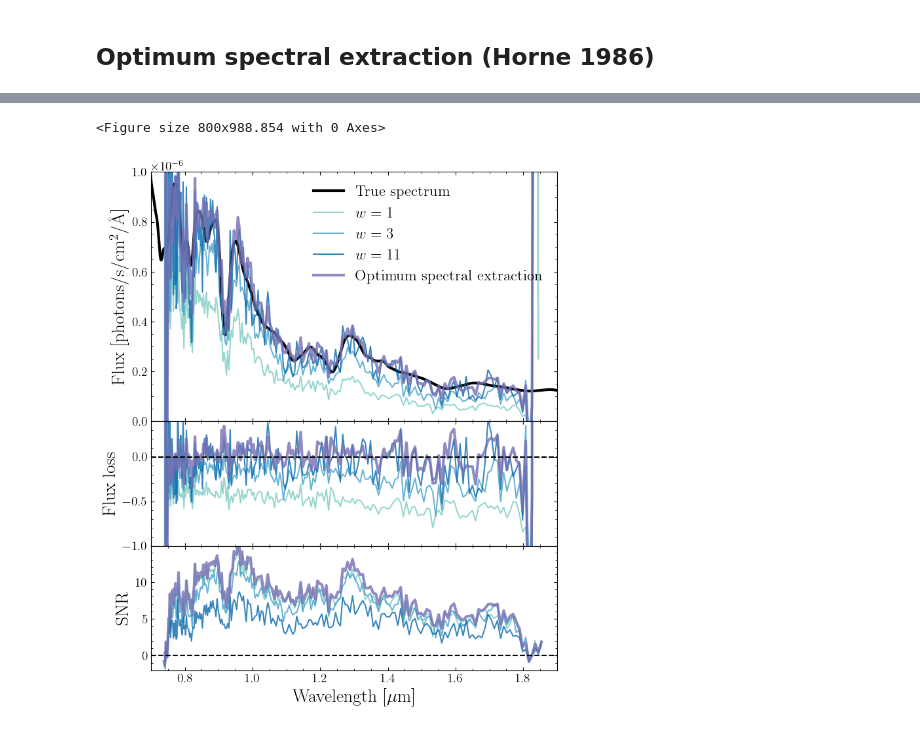
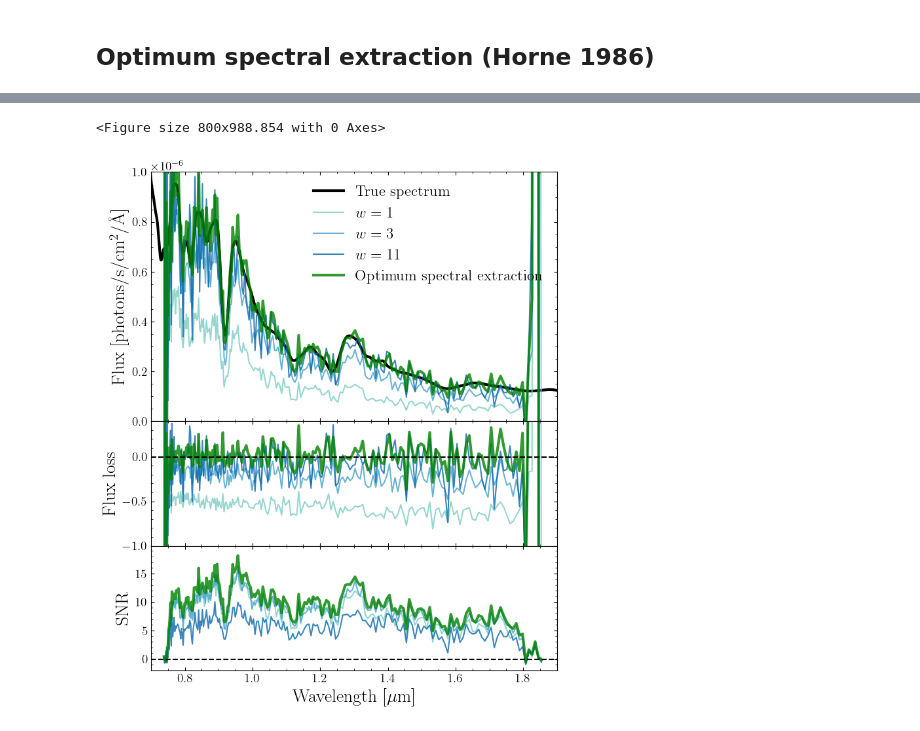
Before and after one commit to sangeetak20/RomanSpectraDataChallenge, a Jupyter notebook: 1d_spectral_extraction_using_simple_summation_and_optimum_spectral_extraction.ipynb, the cells around one changed output, grey strips where cells are left out. Cells and saved outputs as stored; diff of their text form; code cells hidden in the pictures.

```diff
--- a/1d_spectral_extraction_using_simple_summation_and_optimum_spectral_extraction.ipynb
+++ b/1d_spectral_extraction_using_simple_summation_and_optimum_spectral_extraction.ipynb
@@ -119,10 +123,10 @@ nL, nP, nQ = scene.nL, scene.nP, scene.nQ
 Now we have the scene and ready to run the simulator and generate a 2d spectrum. Let's define some observational parameters: The exposure time, the dithering, and the roll angle of the observations. Don't worry about the dither and roll angle, just set the exposure time to 30 minutes.
 # %%
 ## Some parameters of the simulator
-exposureTimeSp = 1800.0 * u.s ## Exposure time for spectroscopic observations
+exposureTimeSp = 3600.0 * u.s ## Exposure time for spectroscopic observations
 
 ## Dither pattern: shift_x, shift_y, and angle
-ditherPattern = [(0.0 * u.arcsec, 0.0 * u.arcsec, 0.0 * u.deg)]
+ditherPattern = [(0.033 * u.arcsec, 0.0 * u.arcsec, 0.0 * u.deg)]
 # %%
 ## Fire up the simulator and generate the spectrum using the parameters above
 simulator = RomanDisperserSimulator(disperser='prism', oversample=oversample)
@@ -634,7 +664,7 @@ for k, waveSlice in enumerate(waveSlices):
         ax1.set_ylabel(r'Normalized Count')
 
     if (k == int(waveSlices.size // 2)):
-        ax1.set_xlabel(r'$x - x_c$ [pix]')
+        ax1.set_xlabel(r'$x - x_0$ [pix]')
 
     ax1.xaxis.set_major_locator(ticker.MultipleLocator(dX))
     ax1.xaxis.set_minor_locator(ticker.MultipleLocator(dMX))
@@ -690,0 +752,3 @@ ax.yaxis.set_minor_locator(ticker.MultipleLocator(0.1))
+# %%
+## We call the value SHIFT_X in the header but we assign it as shiftY because now the image is transposed.
+shiftY = hduList['SCI', 1].header['shift_x'] * u.arcsecond
@@ -690,0 +757,9 @@ ax.yaxis.set_minor_locator(ticker.MultipleLocator(0.1))
+# %%
+## First we create an array to store the values of the Lorentzian HWHM as a function of the wavelength, and
+## the weight array itself.
+gammaInterp = np.zeros(wavePix.size)
+weights     = np.zeros((wavePix.size, nPP))
+
+## We also declare an empty array to store the extracted 1d spectrum and the uncertainties
+spec1d_opt_noisy  = np.empty(wavePix.size)
+spec1d_opt_stdDev = np.empty(wavePix.size)
@@ -691,6 +871,4 @@ ax.yaxis.set_minor_locator(ticker.MultipleLocator(0.1))
 # %%
-obsID = 1
-
 nRows = 3
 nCols = 1
 
@@ -714,21 +892,6 @@ plt.subplots_adjust(hspace=0.0)
 
 axes[0].plot(LAMBDA_GRID.to(u.micron), sn_flux_photlam, 'k-', label='True spectrum', linewidth=3)
 
-noisySpec = hduList['SCI', obsID].data.T
-varImage  = hduList['ERR', obsID].data.T ** 2
-shiftY    = float(hduList['SCI', obsID].header['shift_y']) * u.arcsecond
-tExp      = float(hduList['SCI', obsID].header['exptime']) * u.s
-
-nK, nM = noisySpec.shape
-
-y_c, x_c = (nK // 2), int(hduList['WAVEPIX', 1].header['W_REFPIX'])
-
-xxMin, xxMax = x_c, x_c + hduList['WAVEPIX', 1].data['wavelength'].size
-
-## print(xxMin, xxMax)
-
-pixCoords = np.arange(nK, dtype=float) - y_c
-
 axes[1].axhline(color='k', linestyle='--')
 
 for k, (dK, color) in enumerate(zip(dKs, colors)):
@@ -751,40 +914,7 @@ for k, (dK, color) in enumerate(zip(dKs, colors)):
 
     axes[2].plot(wavePix.to(u.micron), snr_cal, '-', color=color, label=label, alpha=opacity)
 
-
-
-dK = np.inf
-
-yyMin = max(y_c-dK, 0)     ## Inclusive
-yyMax = min(y_c+dK+1, nK) ## EXCLUSIVE. So add an additional 1 pixel
-
-spec1d_opt_noisy  = np.zeros(wavePix.size)
-spec1d_opt_stdDev = np.zeros(wavePix.size)
-
-gammaInterp = np.zeros(wavePix.size)
-weights     = np.zeros((wavePix.size, nPP))
-
-for l in range(wavePix.size):
-    gammaInterp[l] = f(wavePix[l].value)
-
-    model = modeling.models.Lorentz1D(x_0=(shiftY / constants.ROMAN_PIXSCALE).value, amplitude=1.0, fwhm=gammaInterp[l])
-
-    weights[l] = model(pixCoords)
-
-    weights[l] = weights[l] / weights[l, yyMin:yyMax].sum()
-
-    spec1d_opt_noisy[l]  = np.sum(weights[l, yyMin:yyMax] * noisySpec[yyMin:yyMax,l+xxMin] / varImage[yyMin:yyMax,l+xxMin]) / np.sum(weights[l, yyMin:yyMax]**2 / varImage[yyMin:yyMax,l+xxMin])
-    spec1d_opt_stdDev[l] = np.sqrt(np.sum(weights[l, yyMin:yyMax]) / np.sum(weights[l, yyMin:yyMax]**2 / varImage[yyMin:yyMax,l+xxMin]))
-
-    spec1d_opt_noisy[l]  = (spec1d_opt_noisy[l] / tExp / effArea[l] / dispersion[l]).value
-    spec1d_opt_stdDev[l] = (spec1d_opt_stdDev[l] / tExp / effArea[l] / dispersion[l]).value
-
-spec1d_opt_noisy *= syn.units.PHOTLAM
-spec1d_opt_stdDev *= syn.units.PHOTLAM
-
-fluxLoss_opt = (spec1d_opt_noisy - true1dSpec_resampled) / true1dSpec_resampled
-
-snr_opt = spec1d_opt_noisy / spec1d_opt_stdDev
+opt_color ='green'
 
 axes[0].plot(wavePix.to(u.micron), spec1d_opt_noisy, '-', color=opt_color, label='Optimum spectral extraction', linewidth=3, alpha=opacity)
 axes[1].plot(wavePix.to(u.micron), fluxLoss_opt, '-', color=opt_color, linewidth=3, alpha=opacity)
@@ -797,32 +927,32 @@ axes[0].xaxis.set_minor_locator(ticker.MultipleLocator(dMX))
 axes[0].yaxis.set_major_locator(ticker.MultipleLocator(2.0e-7))
 axes[0].yaxis.set_minor_locator(ticker.MultipleLocator(0.5e-7))
 
 axes[0].legend(frameon=False)
 
 dY, dMY = 0.5, 0.1
 
 axes[1].axhline(linestyle='--', color='k')
 
 axes[1].yaxis.set_major_locator(ticker.MultipleLocator(dY))
 axes[1].yaxis.set_minor_locator(ticker.MultipleLocator(dMY))
 
 axes[1].set_ylim(-1.0, +0.4)
 
 axes[0].set_ylabel(r'Flux [photons/s/cm$^2$/\AA]')
 
 axes[1].set_ylabel(r'Flux loss')
 
 axes[2].axhline(linestyle='--', color='k')
 
 axes[2].set_xlabel(r'Wavelength [$\mu$m]')
 
 dY, dMY = 5, 1
 
-axes[2].set_ylim(-2.0, +14.9)
+axes[2].set_ylim(-2.0, +19.9)
 axes[2].yaxis.set_major_locator(ticker.MultipleLocator(dY))
 axes[2].yaxis.set_minor_locator(ticker.MultipleLocator(dMY))
 
 axes[2].set_ylabel(r'SNR');
 # %% [output]
 <Figure size 800x988.854 with 0 Axes>
-[figure, old version]
+[figure, new version]
```
Also changed, not shown: parts of 27 cells of this notebook.
